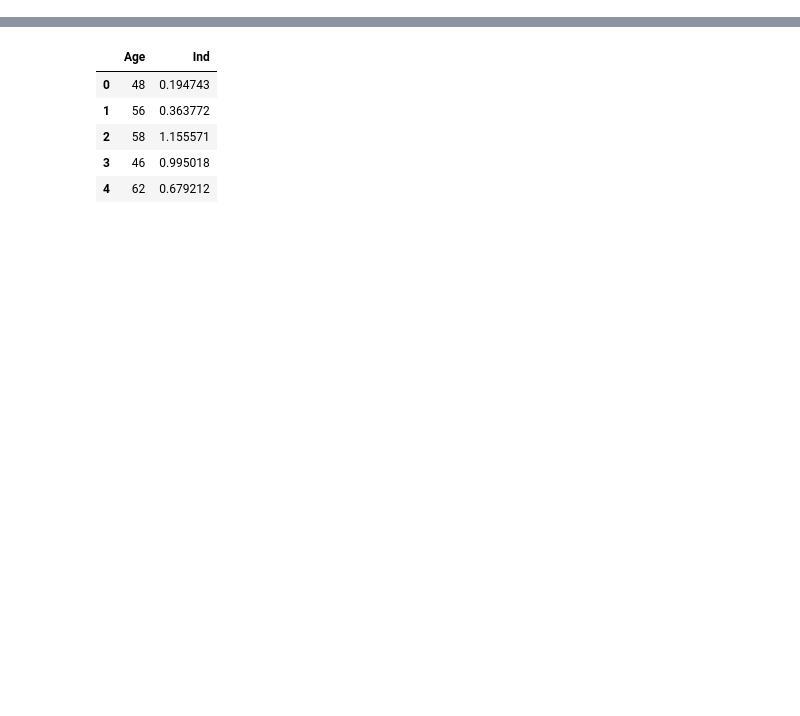
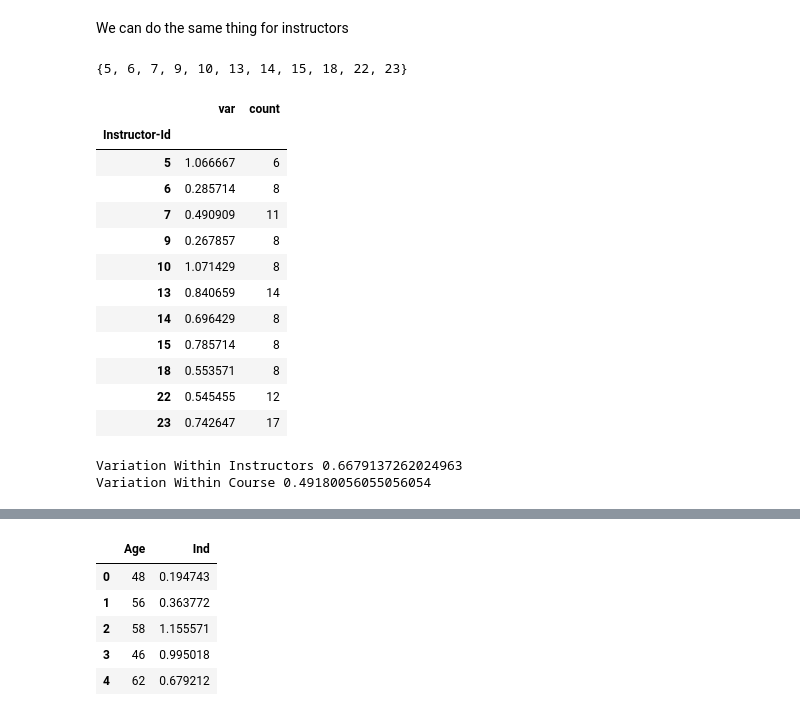
Before and after one commit to sjyk/cmsc21800, a Jupyter notebook: Feature Engineering.ipynb, the cells around one changed output, grey strips where cells are left out. Saved outputs shown, nothing was run; the diff lists cells and outputs as text; code cells hidden in the pictures; blank space fills up the shorter version.

```diff
--- a/Feature Engineering.ipynb
+++ b/Feature Engineering.ipynb
@@ -95,0 +147,36 @@ The goal of featurization is how to represent data numerically to best use the q
+# %% [markdown]
+We can do the same thing for instructors
+# %%
+#find all instructors that have been taught a minimum number of times
+thresh = 5
+evals_sig_inst_mask = evals.groupby('Instructor-Id')['Instructor-Id'].count() > thresh
+ids = set(evals_sig_inst_mask[evals_sig_inst_mask].index)
+ids
+# %% [output]
+{5, 6, 7, 9, 10, 13, 14, 15, 18, 22, 23}
+# %%
+evals_sig_inst = evals[evals['Instructor-Id'].isin(ids)]
+evals_sig_inst.groupby('Instructor-Id')['Eval'].agg(['var', 'count']) #the variation within a course
+# %% [output]
+|  | var | count |
+| Instructor-Id |  |  |
+| 5 | 1.066667 | 6 |
+| 6 | 0.285714 | 8 |
+| 7 | 0.490909 | 11 |
+| 9 | 0.267857 | 8 |
+| 10 | 1.071429 | 8 |
+| 13 | 0.840659 | 14 |
+| 14 | 0.696429 | 8 |
+| 15 | 0.785714 | 8 |
+| 18 | 0.553571 | 8 |
+| 22 | 0.545455 | 12 |
+| 23 | 0.742647 | 17 |
+# %%
+inst_variation = evals_sig_inst.groupby('Instructor-Id')['Eval'].agg(['var']).mean()
+course_variation = evals_sig_courses.groupby('Course-Id')['Eval'].agg(['var']).mean()
+
+print('Variation Within Instructors', float(inst_variation))
+print('Variation Within Course', float(course_variation))
+# %% [output]
+Variation Within Instructors 0.6679137262024963
+Variation Within Course 0.49180056055056054
```
Also changed, not shown: parts of 33 cells of this notebook, 3 other files.
